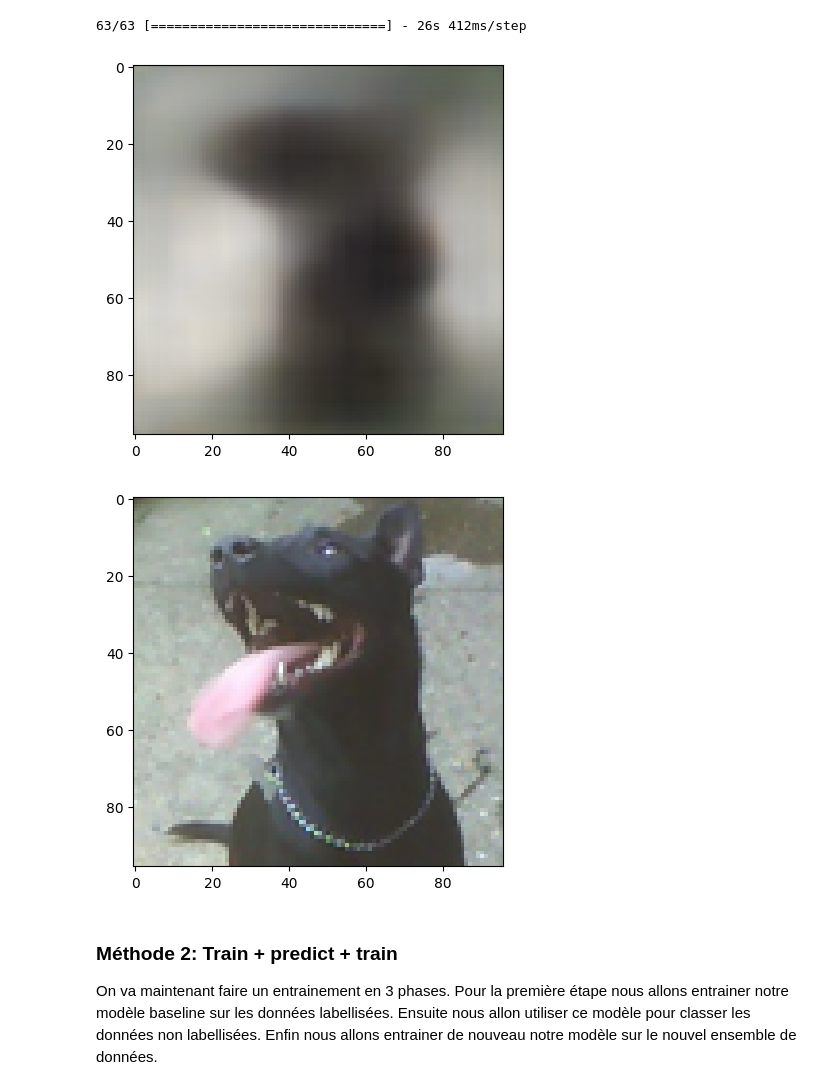
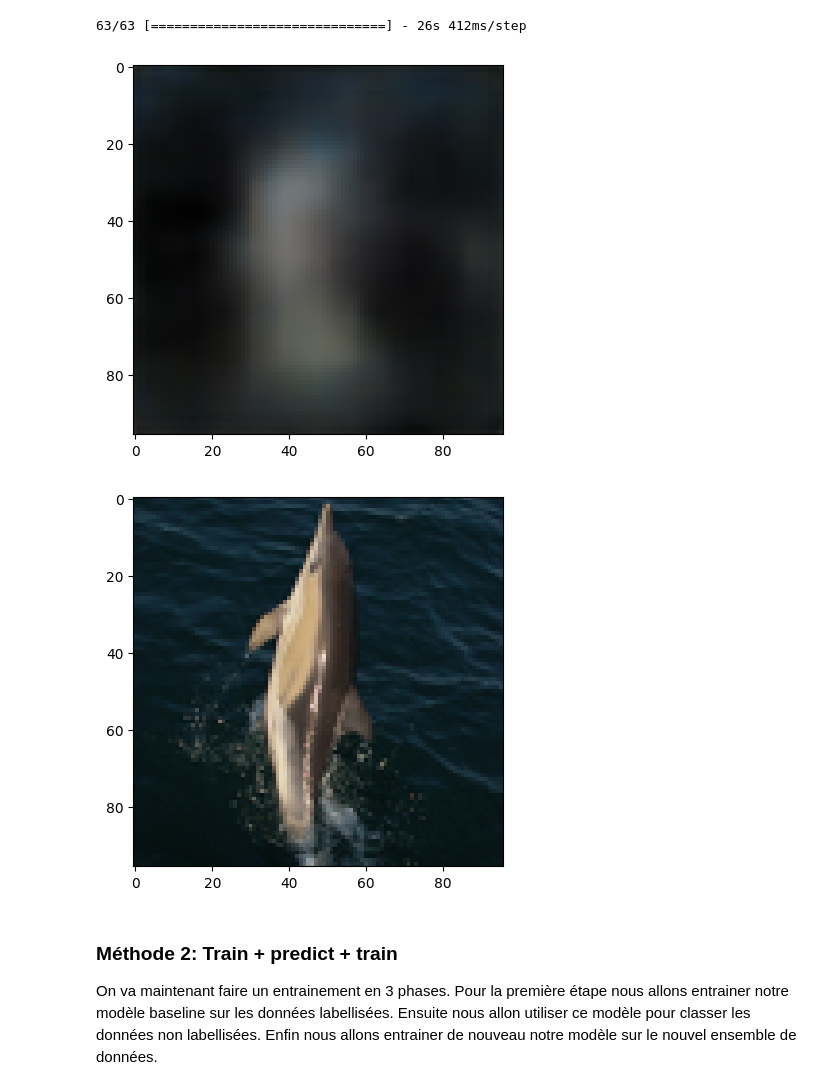
Before and after one commit to ramamo17/ComputerVisionIASD, a Jupyter notebook: Projet_Deep_Learning_pour_les_images.ipynb, the cells around one changed output. Drawn from its saved outputs; the diff is of its cells as text; code cells hidden in the pictures.

```diff
--- a/Projet_Deep_Learning_pour_les_images.ipynb
+++ b/Projet_Deep_Learning_pour_les_images.ipynb
@@ -766,12 +766,13 @@ predicted_val_images_unlabeled = autoencoder.predict(val_images_unlabeled)
 # %% [output]
 63/63 [==============================] - 26s 412ms/step
 # %%
-indice = 4
+# Ici qu'on génère l'image reconstruite pour comparaison
+indice = 7
 plot_image(predicted_val_images_unlabeled[indice])
 plot_image(val_images_unlabeled[indice])
 # %% [output]
-[figure, old version]
+[figure, new version]
-[figure, old version]
+[figure, new version]
 # %% [markdown]
 ### Méthode 2: Train + predict + train
 On va maintenant faire un entrainement en 3 phases. Pour la première étape nous allons entrainer notre modèle baseline sur les données labellisées. Ensuite nous allon utiliser ce modèle pour classer les données non labellisées. Enfin nous allons entrainer de nouveau notre modèle sur le nouvel ensemble de données.
```
Also changed, not shown: parts of 1 cell of this notebook, 1 other file.
